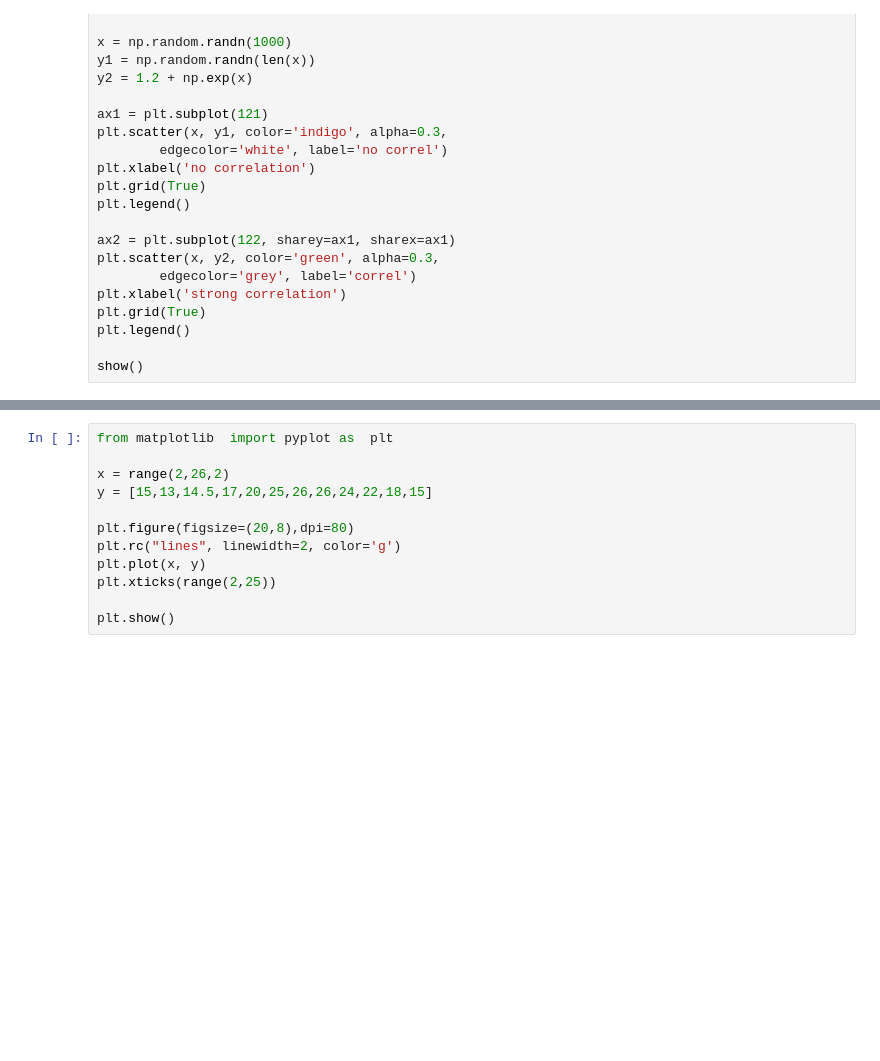
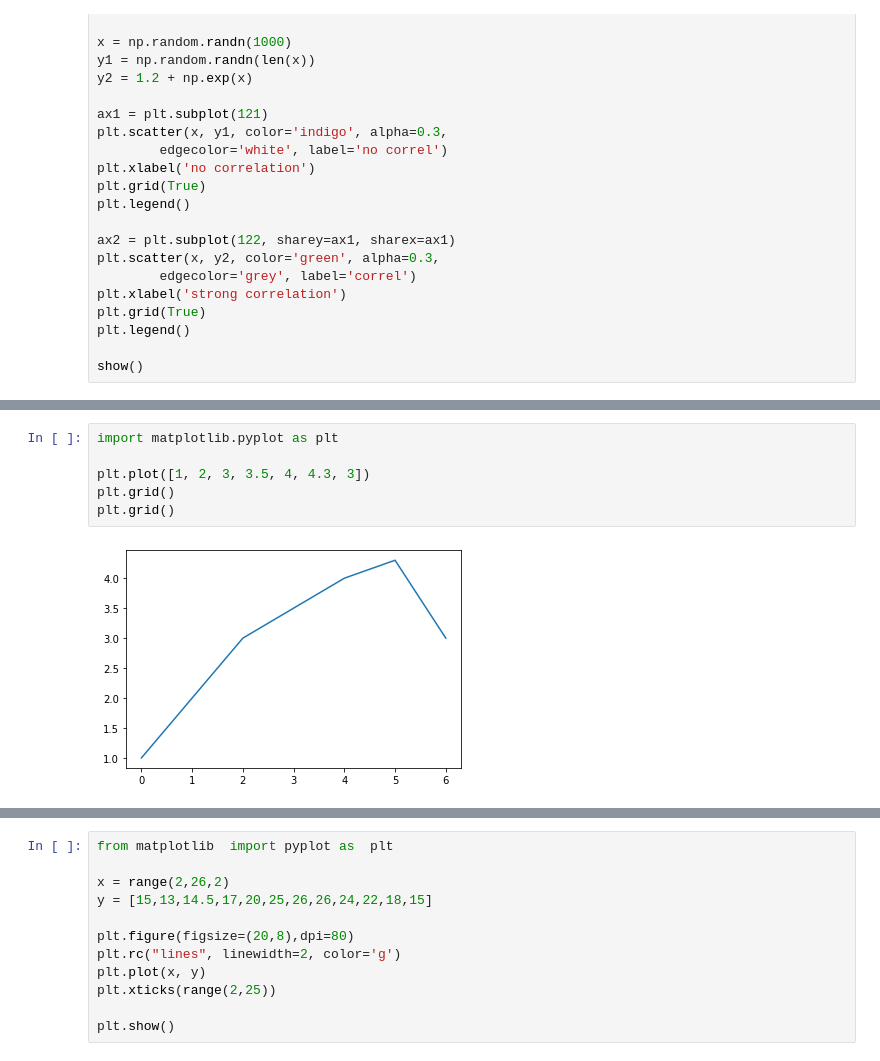
Before and after one commit to WangPengZhan/learning_python, a Jupyter notebook: visualization/visualization.ipynb, the cells around one changed output, grey strips where cells are left out. Cells and saved outputs as stored; diff of their text form; blank space fills up the shorter version.

```diff
--- a/visualization/visualization.ipynb
+++ b/visualization/visualization.ipynb
@@ -789,0 +910,8 @@ show()
+# %%
+import matplotlib.pyplot as plt
+
+plt.plot([1, 2, 3, 3.5, 4, 4.3, 3])
+plt.grid()
+plt.grid()
+# %% [output]
+[figure, added]
```
Also changed, not shown: parts of 14 cells of this notebook.
